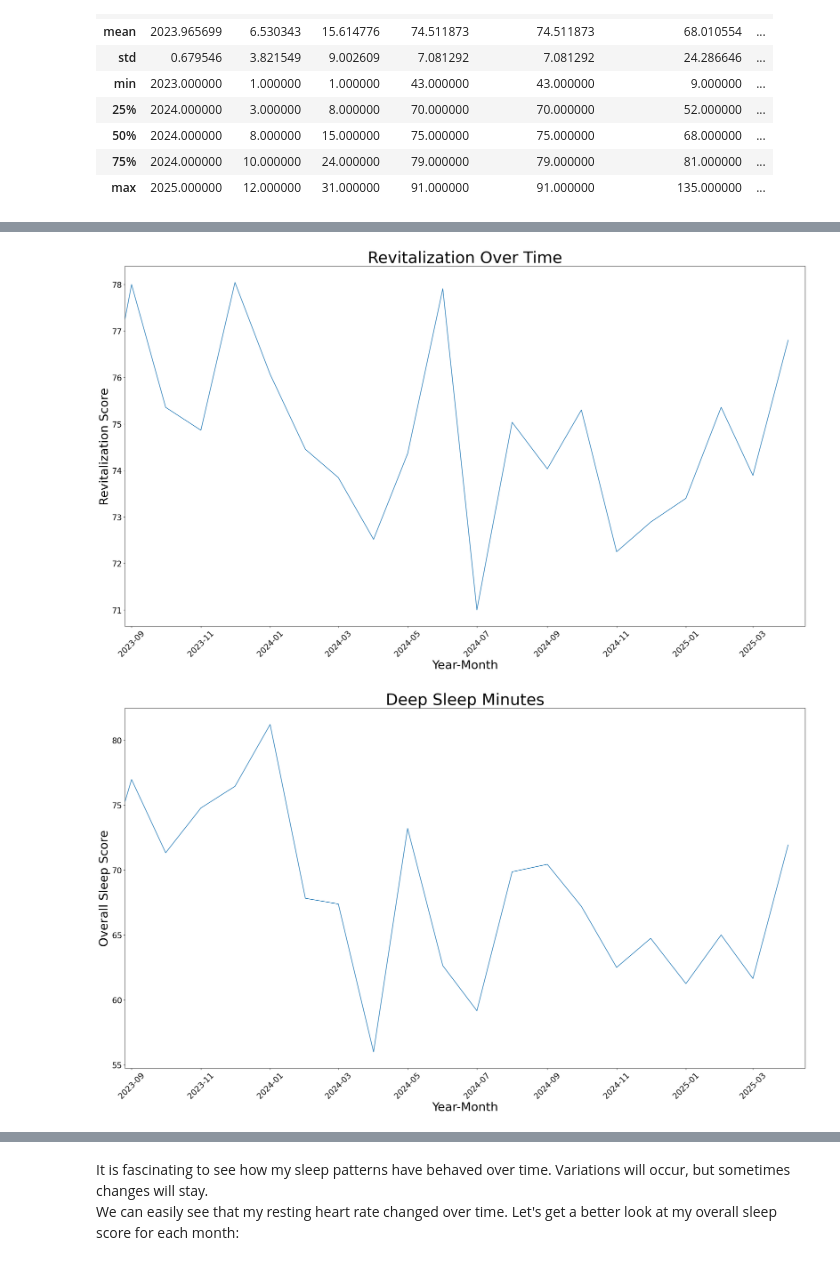
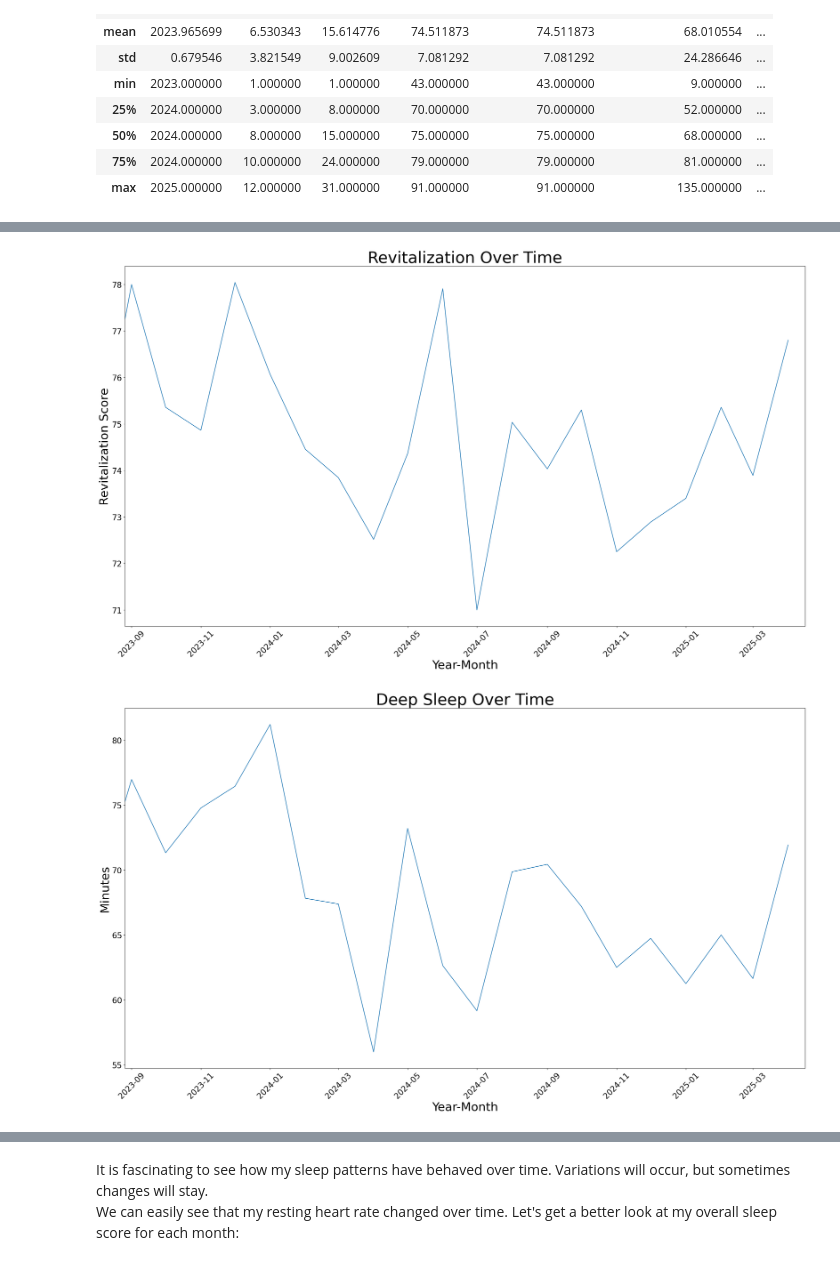
Before and after one commit to Justin-cmd359/Quantified-Self-Project-for-CPSC222, a Jupyter notebook: Project.ipynb, the cells around one changed output, grey strips where cells are left out. Drawn from its saved outputs; the diff is of its cells as text; code cells hidden in the pictures.

```diff
--- a/Project.ipynb
+++ b/Project.ipynb
@@ -147,14 +147,14 @@ just_school.describe()
 # %%
 # Line graphs
 utils.create_line_graph(merged_df.index, merged_df["overall_score"], "Sleep Quality", "Year-Month", "Overall Sleep Score")
 utils.create_line_graph(merged_df.index, merged_df["revitalization_score"], "Revitalization Over Time", "Year-Month", "Revitalization Score")
-utils.create_line_graph(merged_df.index, merged_df["deep_sleep_in_minutes"], "Deep Sleep Minutes", "Year-Month", "Overall Sleep Score")
+utils.create_line_graph(merged_df.index, merged_df["deep_sleep_in_minutes"], "Deep Sleep Over Time", "Year-Month", "Minutes")
 utils.create_line_graph(merged_df.index, merged_df["resting_heart_rate"], "Resting Heart Rate Over Time", "Year-Month", "Resting Heart Rate")
 utils.create_line_graph(merged_df.index, merged_df["restlessness"], "Restlessness Over Time", "Year-Month", "Restlessness Score")
 # %% [output]
 [figure]
 [figure]
-[figure, old version]
+[figure, new version]
 [figure]
 [figure]
 # %% [markdown]
```
Also changed, not shown: parts of 11 cells of this notebook, 9 other files.
